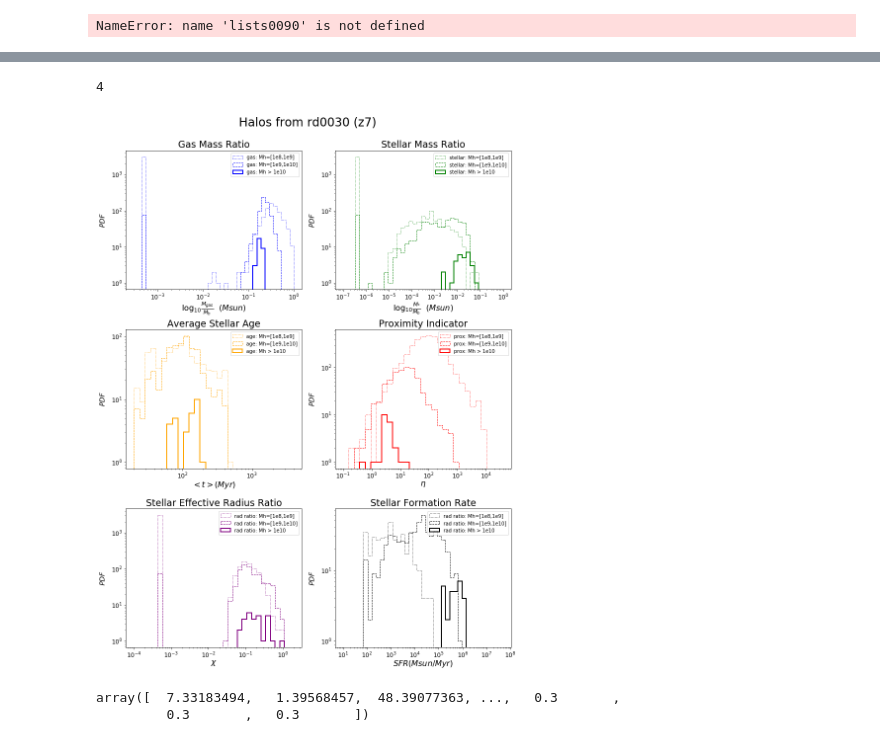
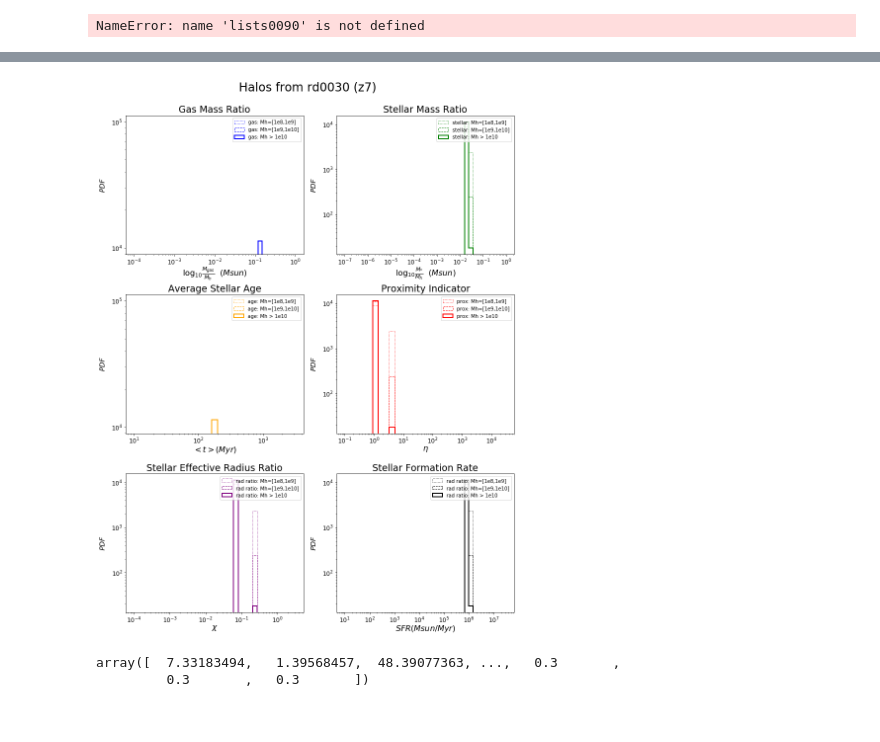
Before and after one commit to ygovil1/data-mining-galaxies, a Jupyter notebook: HaloCatalog/ratio_plotter.ipynb, the cells around one changed output, grey strips where cells are left out. Cells and saved outputs as stored; diff of their text form; code cells hidden in the pictures.

Commit message:
change list creation to use masks instead of 3 lists

```diff
--- a/HaloCatalog/ratio_plotter.ipynb
+++ b/HaloCatalog/ratio_plotter.ipynb
@@ -209,7 +209,7 @@ lists0090
 # %% [output]
 NameError: name 'lists0090' is not defined
 # %%
-toCreate = "rd0070"
+toCreate = "rd0030"
 # %%
 # pick halo list depending on toCreate
 if toCreate == "rd0030":
@@ -499,4 +517,0 @@ picked 0070
-# %%
-len(gasratiolists)
-# %% [output]
-4
@@ -520,12 +537,16 @@ if toPlot == "rd0110":
     figtitle = "Halos from rd0110 (z3)"
 # %%
 start = 1e-7
-gasbins = np.geomspace(start=3e-4, stop=1, num=40)
-stelbins = np.geomspace(start=start, stop=1, num=40)
-agebins = np.geomspace(start=2e1, stop=4e3, num=30)
-proxbins = np.geomspace(start=1e-1, stop=4e4, num=30)
-radbins = np.geomspace(start=1e-4, stop=2, num=35)
-formbins = np.geomspace(start=1e1, stop=5e7, num=40)
+gasbins = np.logspace(start=-4, stop=0, num=40)
+stelbins = np.logspace(start=-7, stop=0, num=40)
+agebins = np.logspace(start=1, stop=3.5, num=30)
+proxbins = np.logspace(start=-1, stop=4.5, num=30)
+radbins = np.logspace(start=-4, stop=0.5, num=35)
+formbins = np.logspace(start=1, stop=7.5, num=40)
+
+mask1 = ploting['mask1']
+mask2 = ploting['mask2']
+mask3 = ploting['mask3']
 # %%
 # create subplots
 fig1 = plt.figure(figsize = (12,16))
@@ -546,29 +567,29 @@ formtitle = "Stellar Formation Rate"
 
 # plot various lists
 ratiolists = [ratiolist1, ratiolist2]
-ax1.hist(ploting['gasratio'][0], gasbins, ec = 'blue', lw = 1, label = 'gas: Mh=[1e8,1e9]', linestyle = ":", histtype='step', fill = False)
-ax1.hist(ploting['gasratio'][1], gasbins, ec = 'blue', lw = 1, label = 'gas: Mh=[1e9,1e10]', linestyle = "--",histtype='step', fill = False)
-ax1.hist(ploting['gasratio'][2], gasbins, ec = 'blue', lw = 2, label = 'gas: Mh > 1e10', linestyle = "-", histtype='step', fill = False)
+ax1.hist(ploting['gasratio'][mask1], gasbins, ec = 'blue', lw = 1, label = 'gas: Mh=[1e8,1e9]', linestyle = ":", histtype='step', fill = False)
+ax1.hist(ploting['gasratio'][mask2], gasbins, ec = 'blue', lw = 1, label = 'gas: Mh=[1e9,1e10]', linestyle = "--",histtype='step', fill = False)
+ax1.hist(ploting['gasratio'][mask3], gasbins, ec = 'blue', lw = 2, label = 'gas: Mh > 1e10', linestyle = "-", histtype='step', fill = False)
 # ax1.hist(ploting['gasratio'][3], gasbins, ec = 'blue', lw = 2.5, label = 'gas: Mh > 1e10', linestyle = "-", histtype='step', fill = False)
-ax2.hist(ploting['stelratio'][0], stelbins, ec = 'green', lw = 1, label = 'stellar: Mh=[1e8,1e9]', linestyle = ":", histtype='step', fill = False)
-ax2.hist(ploting['stelratio'][1], stelbins, ec = 'green', lw = 1, label = 'stellar: Mh=[1e9,1e10]', linestyle = "--",histtype='step', fill = False)
-ax2.hist(ploting['stelratio'][2], stelbins, ec = 'green', lw = 2, label = 'stellar: Mh > 1e10', linestyle = "-", histtype='step', fill = False)
+ax2.hist(ploting['stelratio'][mask1], stelbins, ec = 'green', lw = 1, label = 'stellar: Mh=[1e8,1e9]', linestyle = ":", histtype='step', fill = False)
+ax2.hist(ploting['stelratio'][mask2], stelbins, ec = 'green', lw = 1, label = 'stellar: Mh=[1e9,1e10]', linestyle = "--",histtype='step', fill = False)
+ax2.hist(ploting['stelratio'][mask3], stelbins, ec = 'green', lw = 2, label = 'stellar: Mh > 1e10', linestyle = "-", histtype='step', fill = False)
 # ax2.hist(ploting['stelratio'][3], stelbins, ec = 'green', lw = 2.5, label = 'stellar: Mh > 1e10', linestyle = "-", histtype='step', fill = False)
-ax3.hist(ploting['age'][0], agebins, ec = 'orange', lw = 1, label = 'age: Mh=[1e8,1e9]', linestyle = ":", histtype='step', fill = False)
-ax3.hist(ploting['age'][1], agebins, ec = 'orange', lw = 1, label = 'age: Mh=[1e9,1e10]', linestyle = "--",histtype='step', fill = False)
-ax3.hist(ploting['age'][2], agebins, ec = 'orange', lw = 2, label = 'age: Mh > 1e10', linestyle = "-", histtype='step', fill = False)
+ax3.hist(ploting['age'][mask1], agebins, ec = 'orange', lw = 1, label = 'age: Mh=[1e8,1e9]', linestyle = ":", histtype='step', fill = False)
+ax3.hist(ploting['age'][mask2], agebins, ec = 'orange', lw = 1, label = 'age: Mh=[1e9,1e10]', linestyle = "--",histtype='step', fill = False)
+ax3.hist(ploting['age'][mask3], agebins, ec = 'orange', lw = 2, label = 'age: Mh > 1e10', linestyle = "-", histtype='step', fill = False)
 # ax3.hist(ploting['age'][3], agebins, ec = 'orange', lw = 2.5, label = 'age: Mh > 1e10', linestyle = "-", histtype='step', fill = False)
-ax4.hist(ploting['prox'][0], proxbins, ec = 'red', lw = 1, label = 'prox: Mh=[1e8,1e9]', linestyle = ":", histtype='step', fill = False)
-ax4.hist(ploting['prox'][1], proxbins, ec = 'red', lw = 1, label = 'prox: Mh=[1e9,1e10]', linestyle = "--",histtype='step', fill = False)
-ax4.hist(ploting['prox'][2], proxbins, ec = 'red', lw = 2, label = 'prox: Mh > 1e10', linestyle = "-", histtype='step', fill = False)
+ax4.hist(ploting['prox'][mask1], proxbins, ec = 'red', lw = 1, label = 'prox: Mh=[1e8,1e9]', linestyle = ":", histtype='step', fill = False)
+ax4.hist(ploting['prox'][mask2], proxbins, ec = 'red', lw = 1, label = 'prox: Mh=[1e9,1e10]', linestyle = "--",histtype='step', fill = False)
+ax4.hist(ploting['prox'][mask3], proxbins, ec = 'red', lw = 2, label = 'prox: Mh > 1e10', linestyle = "-", histtype='step', fill = False)
 # ax4.hist(ploting['prox'][3], proxbins, ec = 'red', lw = 2.5, label = 'prox: Mh > 1e10', linestyle = "-", histtype='step', fill = False)
-ax5.hist(ploting['chi'][0], radbins, ec = 'purple', lw = 1, label = 'rad ratio: Mh=[1e8,1e9]', linestyle = ":", histtype='step', fill = False)
-ax5.hist(ploting['chi'][1], radbins, ec = 'purple', lw = 1, label = 'rad ratio: Mh=[1e9,1e10]', linestyle = "--",histtype='step', fill = False)
-ax5.hist(ploting['chi'][2], radbins, ec = 'purple', lw = 2, label = 'rad ratio: Mh > 1e10', linestyle = "-", histtype='step', fill = False)
+ax5.hist(ploting['chi'][mask1], radbins, ec = 'purple', lw = 1, label = 'rad ratio: Mh=[1e8,1e9]', linestyle = ":", histtype='step', fill = False)
+ax5.hist(ploting['chi'][mask2], radbins, ec = 'purple', lw = 1, label = 'rad ratio: Mh=[1e9,1e10]', linestyle = "--",histtype='step', fill = False)
+ax5.hist(ploting['chi'][mask3], radbins, ec = 'purple', lw = 2, label = 'rad ratio: Mh > 1e10', linestyle = "-", histtype='step', fill = False)
 # ax5.hist(ploting['chi'][3], radbins, ec = 'purple', lw = 2.5, label = 'rad ratio: Mh > 1e10', linestyle = "-", histtype='step', fill = False)
-ax6.hist(ploting['form'][0], formbins, ec = 'black', lw = 1, label = 'rad ratio: Mh=[1e8,1e9]', linestyle = ":", histtype='step', fill = False)
-ax6.hist(ploting['form'][1], formbins, ec = 'black', lw = 1, label = 'rad ratio: Mh=[1e9,1e10]', linestyle = "--",histtype='step', fill = False)
-ax6.hist(ploting['form'][2], formbins, ec = 'black', lw = 2, label = 'rad ratio: Mh > 1e10', linestyle = "-", histtype='step', fill = False)
+ax6.hist(ploting['form'][mask1], formbins, ec = 'black', lw = 1, label = 'rad ratio: Mh=[1e8,1e9]', linestyle = ":", histtype='step', fill = False)
+ax6.hist(ploting['form'][mask2], formbins, ec = 'black', lw = 1, label = 'rad ratio: Mh=[1e9,1e10]', linestyle = "--",histtype='step', fill = False)
+ax6.hist(ploting['form'][mask3], formbins, ec = 'black', lw = 2, label = 'rad ratio: Mh > 1e10', linestyle = "-", histtype='step', fill = False)
 # ax6.hist(ploting['form'][3], formbins, ec = 'black', lw = 2.5, label = 'rad ratio: Mh > 1e10', linestyle = "-", histtype='step', fill = False)
 
 # set title
@@ -625,34 +646,34 @@ ax5.tick_params(axis='x', which='major', labelsize=12)
 ax5.tick_params(axis='y', which='major', labelsize=12)
 ax6.set_xscale('log')
 ax6.set_yscale('log')
 ax6.tick_params(axis='x', which='major', labelsize=12)
 ax6.tick_params(axis='y', which='major', labelsize=12)
 
 # add labels for each plot
 # annotation1 = 'using .sum'
 # annotation2 = 'using particle mask'
 # ax1.text(start, 20, annotation1, size = 12)
 # ax2.text(start, 30, annotation2, size = 12)
 
 # set axis limits
 # ax2.set_xlim([1e-7, 0.5])
 
 # add legend
 ax1.legend(loc = 'upper right')
 ax2.legend(loc = 'upper right')
 ax3.legend(loc = 'upper right')
 ax4.legend(loc = 'upper right')
 ax5.legend(loc = 'upper right')
 ax6.legend(loc = 'upper right')
 
 # adjust spacing and show
 plt.tight_layout()
 fig1.subplots_adjust(top=0.92)
 plt.show()
 
 #plt.savefig('./LG4_2048_40pc/rd0070/massratios.png', dpi = 300)
 # %% [output]
-[figure, old version]
+[figure, new version]
 # %%
 # create log ratios and other useful lists
 stellogratio1 = np.log([value for value in ploting['stelratio'][0] if value > 0]) / log(10)
```
Also changed, not shown: parts of 3 cells of this notebook.
